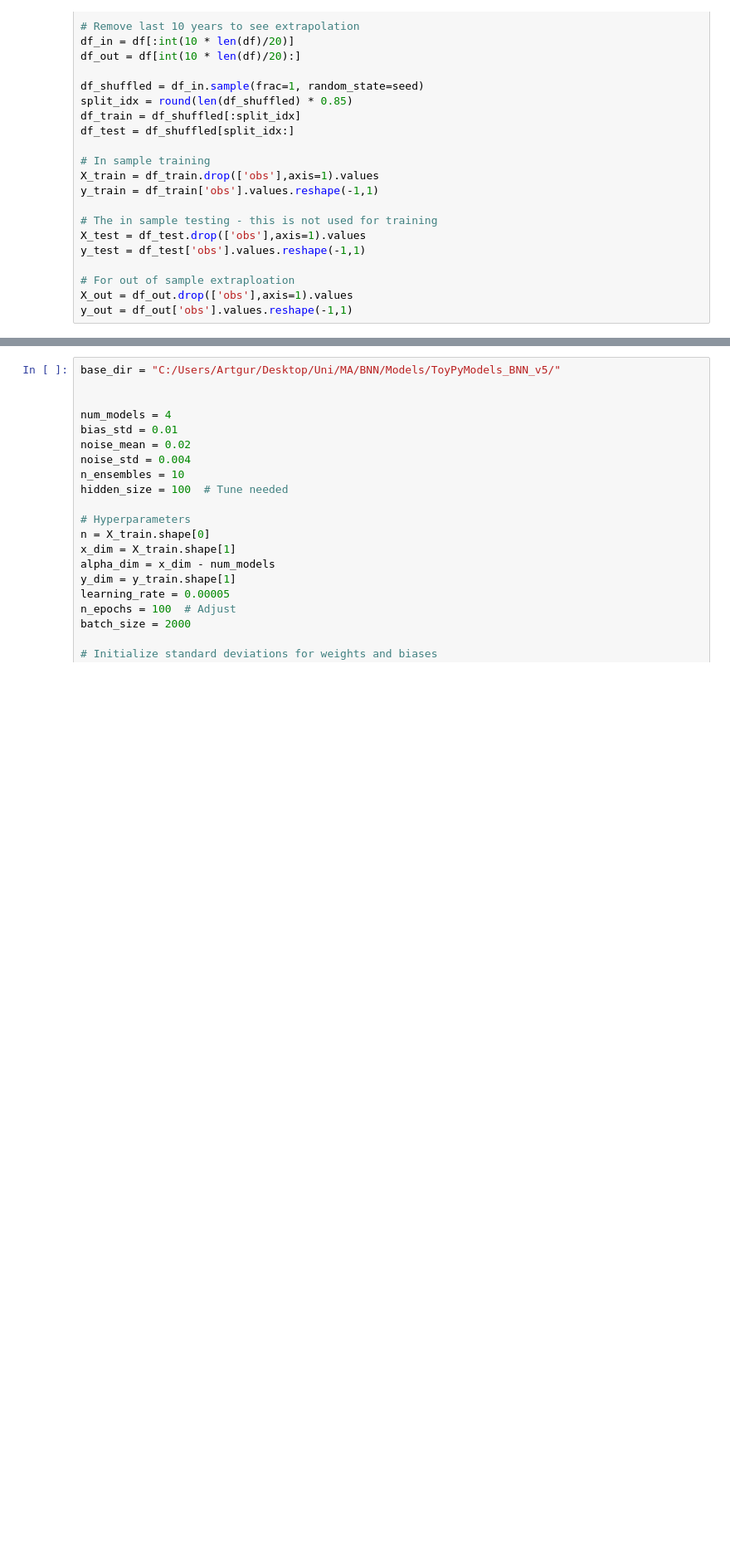
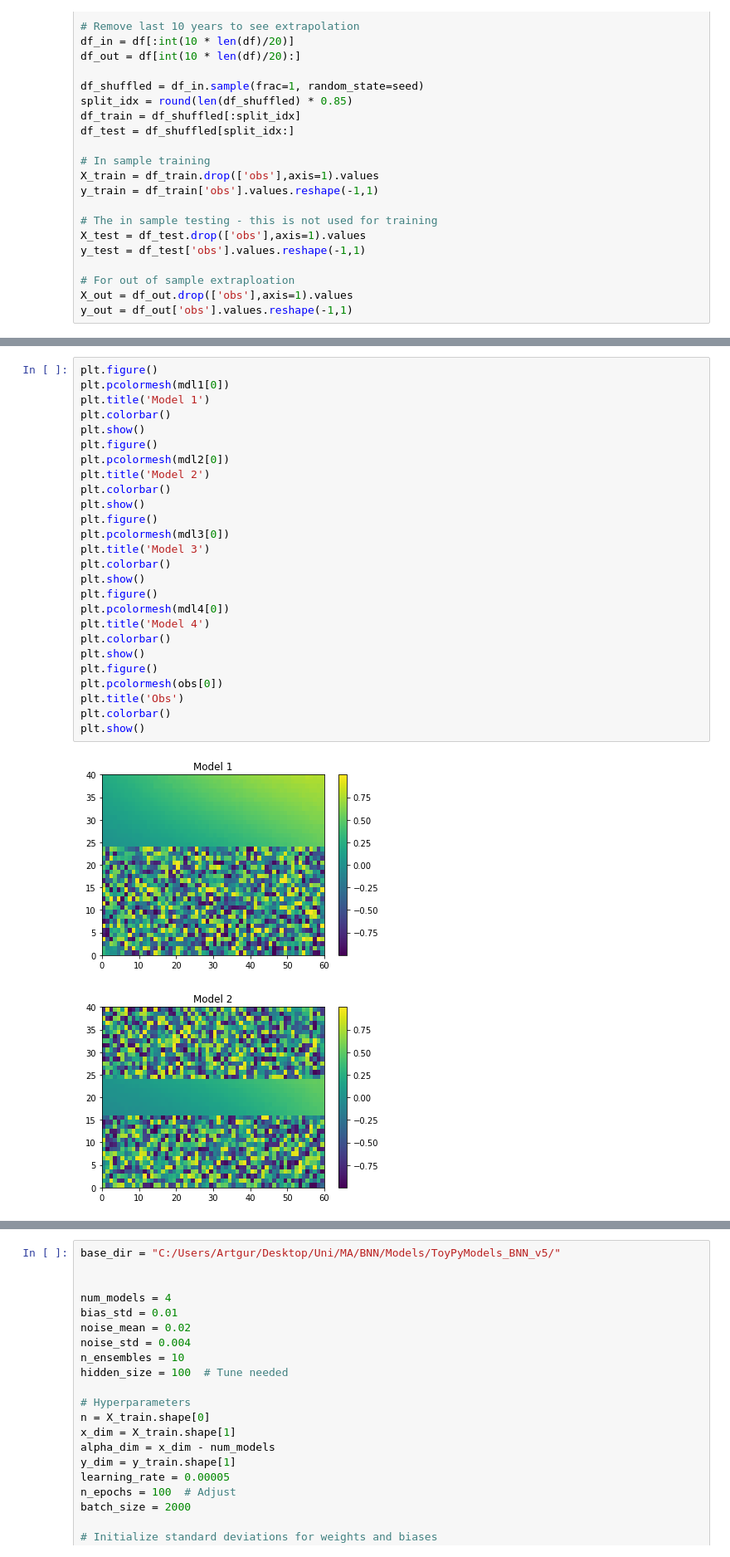
Before and after one commit to lArturl/BNN, a Jupyter notebook: Code/Toy_PyTorch.ipynb, the cells around one changed output, grey strips where cells are left out. Shown at 83% size. Drawn from its saved outputs; the diff is of its cells as text; blank space fills up the shorter version.

```diff
--- a/Code/Toy_PyTorch.ipynb
+++ b/Code/Toy_PyTorch.ipynb
@@ -125,0 +143,29 @@ y_out = df_out['obs'].values.reshape(-1,1)
+# %%
+plt.figure()
+plt.pcolormesh(mdl1[0])
+plt.title('Model 1')
+plt.colorbar()
+plt.show()
+plt.figure()
+plt.pcolormesh(mdl2[0])
+plt.title('Model 2')
+plt.colorbar()
+plt.show()
+plt.figure()
+plt.pcolormesh(mdl3[0])
+plt.title('Model 3')
+plt.colorbar()
+plt.show()
+plt.figure()
+plt.pcolormesh(mdl4[0])
+plt.title('Model 4')
+plt.colorbar()
+plt.show()
+plt.figure()
+plt.pcolormesh(obs[0])
+plt.title('Obs')
+plt.colorbar()
+plt.show()
+# %% [output]
+[figure, added]
+[figure, added]
```
Also changed, not shown: parts of 6 cells of this notebook.
